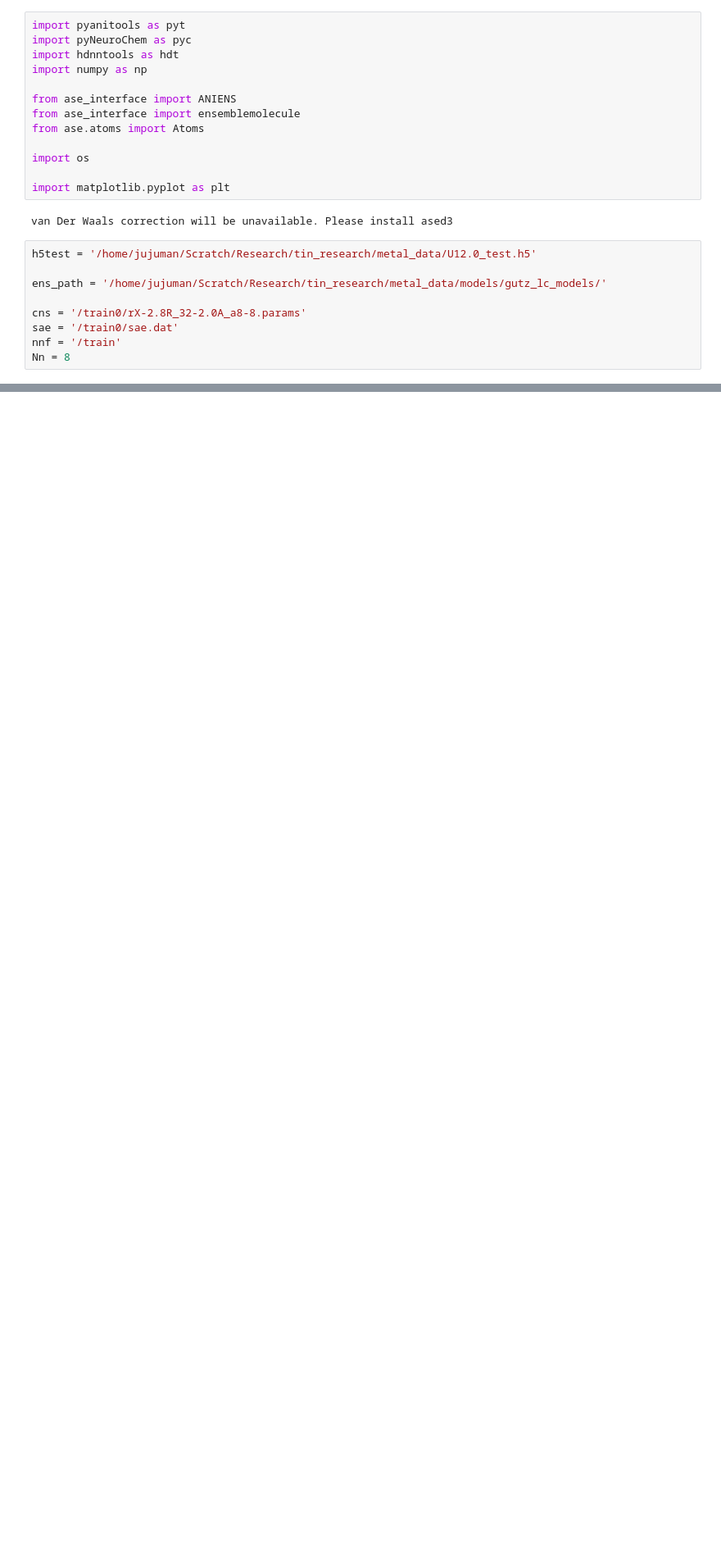
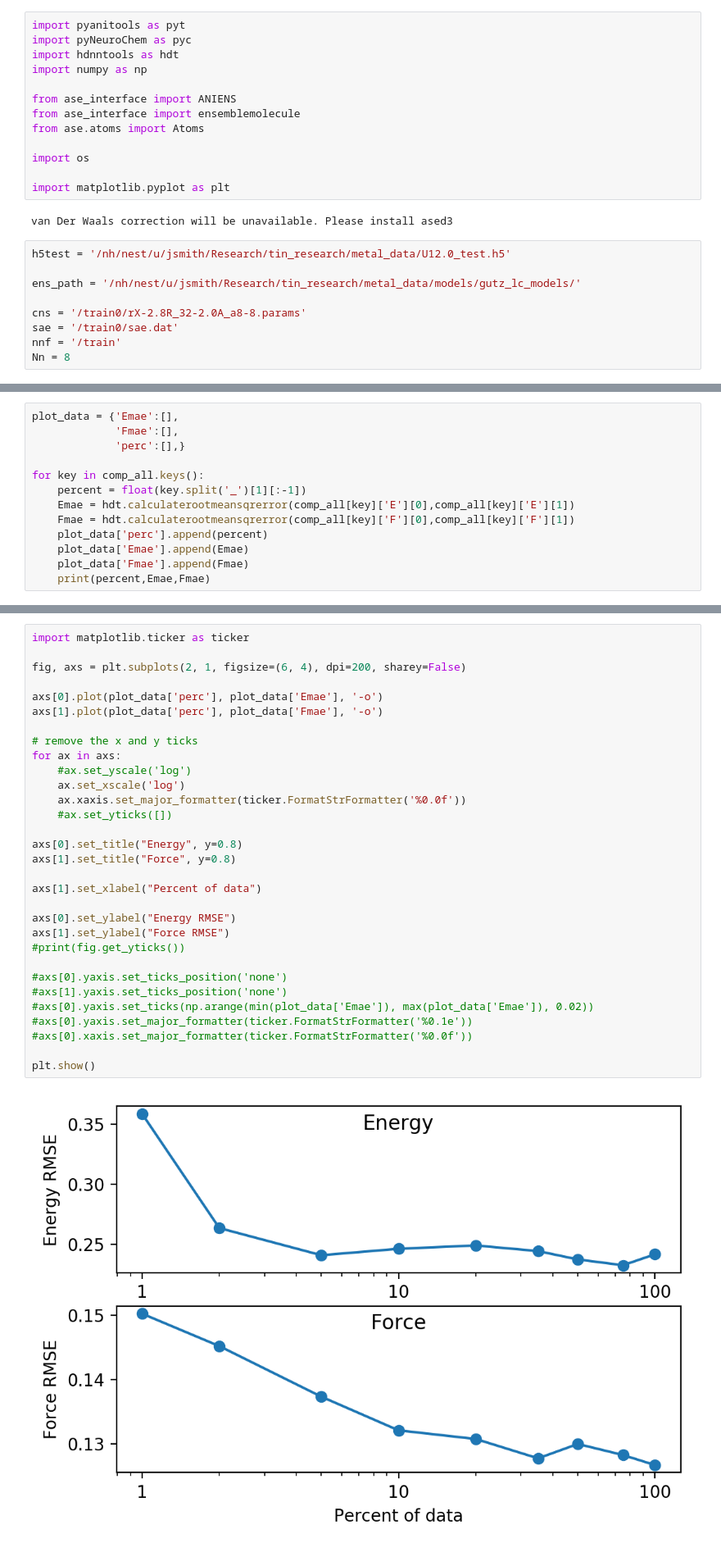
Before and after one commit to Jussmith01/ANI-Tools, a Jupyter notebook: notebooks/plot_learning_curve.ipynb, the cells around one changed output, grey strips where cells are left out. Shown at 82% size. Drawn from its saved outputs; the diff is of its cells as text; blank space fills up the shorter version.

```diff
--- a/notebooks/plot_learning_curve.ipynb
+++ b/notebooks/plot_learning_curve.ipynb
@@ -14,9 +14,9 @@ import matplotlib.pyplot as plt
 # %% [output]
 van Der Waals correction will be unavailable. Please install ased3
 # %%
-h5test = '/home/jujuman/Scratch/Research/tin_research/metal_data/U12.0_test.h5'
+h5test = '/nh/nest/u/jsmith/Research/tin_research/metal_data/U12.0_test.h5'
 
-ens_path = '/home/jujuman/Scratch/Research/tin_research/metal_data/models/gutz_lc_models/'
+ens_path = '/nh/nest/u/jsmith/Research/tin_research/metal_data/models/gutz_lc_models/'
 
 cns = '/train0/rX-2.8R_32-2.0A_a8-8.params'
 sae = '/train0/sae.dat'
@@ -71,0 +85,13 @@ KeyboardInterrupt:
+# %%
+plot_data = {'Emae':[],
+             'Fmae':[],
+             'perc':[],}
+
+for key in comp_all.keys():
+    percent = float(key.split('_')[1][:-1])
+    Emae = hdt.calculaterootmeansqrerror(comp_all[key]['E'][0],comp_all[key]['E'][1])
+    Fmae = hdt.calculaterootmeansqrerror(comp_all[key]['F'][0],comp_all[key]['F'][1])
+    plot_data['perc'].append(percent)
+    plot_data['Emae'].append(Emae)
+    plot_data['Fmae'].append(Fmae)
+    print(percent,Emae,Fmae)
@@ -71,0 +108,33 @@ KeyboardInterrupt:
+# %%
+import matplotlib.ticker as ticker
+
+fig, axs = plt.subplots(2, 1, figsize=(6, 4), dpi=200, sharey=False)
+
+axs[0].plot(plot_data['perc'], plot_data['Emae'], '-o')
+axs[1].plot(plot_data['perc'], plot_data['Fmae'], '-o')
+
+# remove the x and y ticks
+for ax in axs:
+    #ax.set_yscale('log')
+    ax.set_xscale('log')
+    ax.xaxis.set_major_formatter(ticker.FormatStrFormatter('%0.0f'))
+    #ax.set_yticks([])
+
+axs[0].set_title("Energy", y=0.8)
+axs[1].set_title("Force", y=0.8)
+
+axs[1].set_xlabel("Percent of data")
+
+axs[0].set_ylabel("Energy RMSE")
+axs[1].set_ylabel("Force RMSE")
+#print(fig.get_yticks())
+
+#axs[0].yaxis.set_ticks_position('none')
+#axs[1].yaxis.set_ticks_position('none')
+#axs[0].yaxis.set_ticks(np.arange(min(plot_data['Emae']), max(plot_data['Emae']), 0.02))
+#axs[0].yaxis.set_major_formatter(ticker.FormatStrFormatter('%0.1e'))
+#axs[0].xaxis.set_major_formatter(ticker.FormatStrFormatter('%0.0f'))
+
+plt.show()
+# %% [output]
+[figure, added]
```
Also changed, not shown: parts of 2 cells of this notebook, 1 other file.
